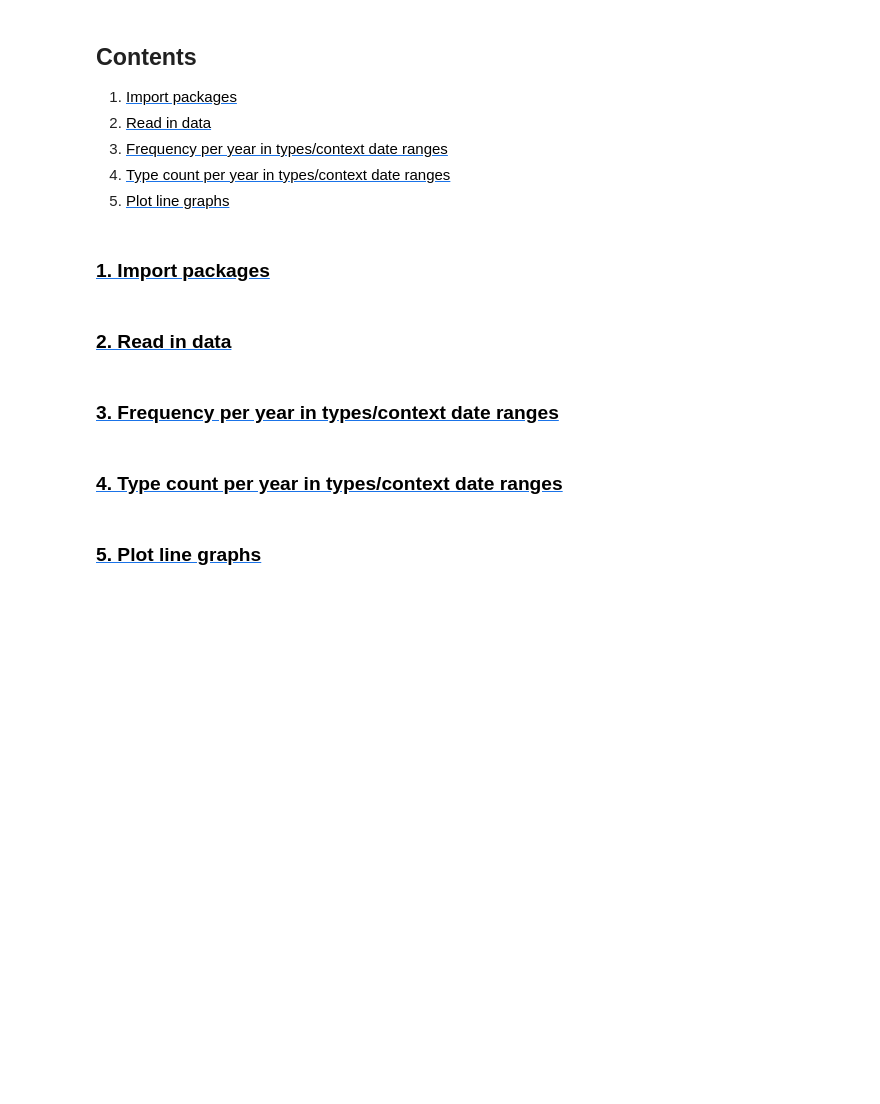
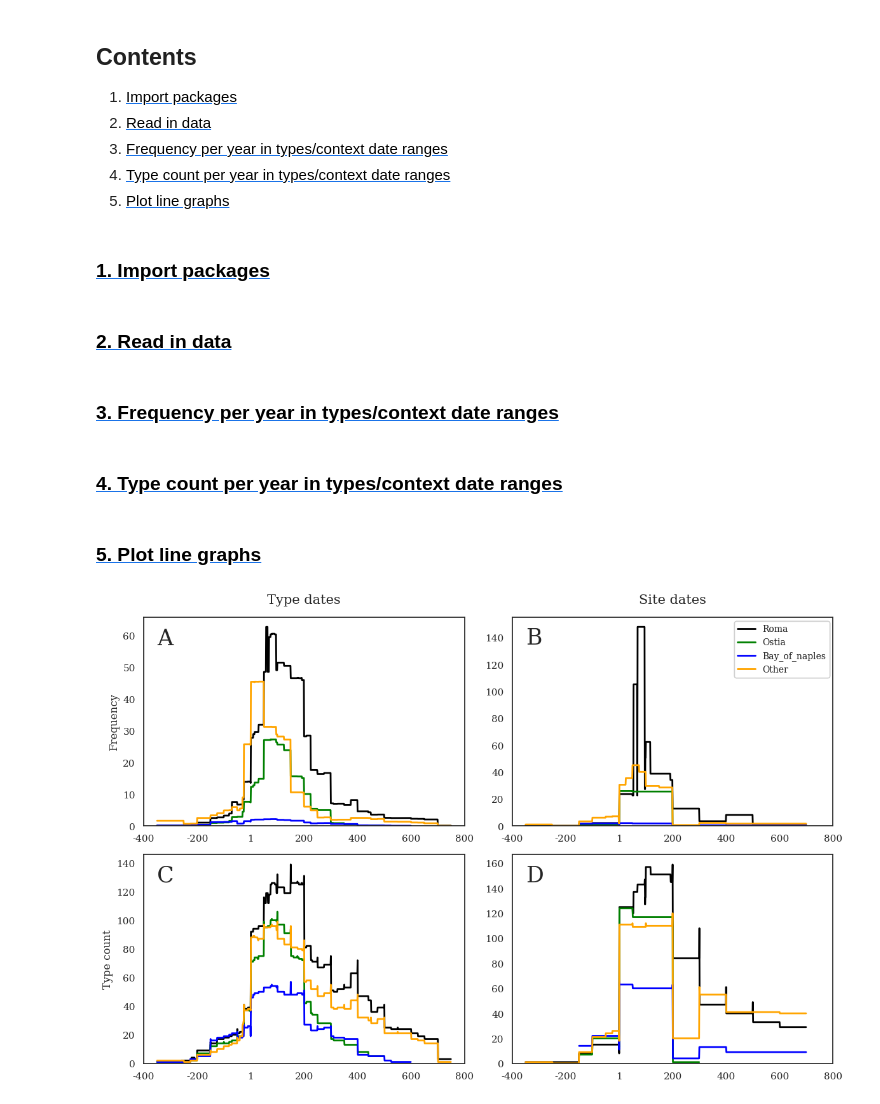
Before and after one commit to Tom-Brughmans/Sonata, a Jupyter notebook: src/application/Figs10a-d.ipynb, the cells around one changed output. Cells and saved outputs as stored; diff of their text form; code cells hidden in the pictures; blank space fills up the shorter version.

```diff
--- a/src/application/Figs10a-d.ipynb
+++ b/src/application/Figs10a-d.ipynb
@@ -24,7 +24,7 @@ from plot import plot_graph
 # %%
 data = pd.read_csv("../../data/Sonata_data_site_contents.csv")
 
-sites = ["roma", "ostia", "bay_of_naples"]
+sites = ["roma", "ostia", "bay_of_naples", "other"]
 bay_of_naples = ["villa arianna, stabiae", "villa san marco, stabiae",  "cuma, tete de cire, phase 2.", "cuma, tete de cire, phase 4.", "rione terra, puteoli",  "casa di ariadna, pompeii", "cratere senga, puteoli"]
 
 start_dates = ["Amphora_type_lower_date", "Lower_context_date"]
@@ -44,6 +44,8 @@ for site in sites:
     for start, end in zip(start_dates, end_dates):
         if site == "bay_of_naples":
             df = data[data["site"].isin(bay_of_naples)]
+        elif site == "other":
+            df = data[(data["Grouped_sites"] !="roma") & (data["Grouped_sites"] !="ostia") & (~data["site"].isin(bay_of_naples))]
         else:
             df = data[data["Grouped_sites"] == site]
 
@@ -80,6 +82,8 @@ for site in sites:
     for start, end in zip(start_dates, end_dates):
         if site == "bay_of_naples":
             df = data[data["site"].isin(bay_of_naples)]
+        elif site == "other":
+            df = data[(data["Grouped_sites"] !="roma") & (data["Grouped_sites"] !="ostia") & (~data["site"].isin(bay_of_naples))]
         else:
             df = data[data["Grouped_sites"] == site]
 
@@ -113,31 +117,33 @@ axs[0, 1].set_xlim([-400, 800])
 axs[1, 0].set_xlim([-400, 800])
 axs[1, 1].set_xlim([-400, 800])
 
 for ax, df in zip(axs.ravel(), list_of_dfs):
     plot_graph(dicts_of_df = df,
-               palette=["black", "green", "blue"],
+               palette=["black", "green", "blue", "orange"],
                ax = ax,
                linewidth = 2)
 
     ax.set_ylim(0, None)
     ax.yaxis.set_major_formatter(FormatStrFormatter("%.0f"))
     ax.set_xlabel(None)
     ax.get_legend().remove()
     ax.set_ylabel(None)
     ax.set_xticklabels([int(i) if i != 0 else 1 for i in ax.get_xticks()])
     handles, labels = ax.get_legend_handles_labels()
     fig.legend(handles, labels, bbox_to_anchor=(0.974, 0.935), fontsize = 10)
 
 axs[0,0].set_ylabel("Frequency")
 axs[1,0].set_ylabel("Type count")
 
 axs[0, 0].set_title(label = "Type dates", size=15, y=1.04)
 axs[0, 1].set_title(label = "Site dates", size=15, y=1.04)
 
 axs[0, 0].text(-350, 57, "A", fontsize = 25)
 axs[0, 1].text(-350, 135, "B", fontsize = 25)
 axs[1, 0].text(-350, 127, "C", fontsize = 25)
 axs[1, 1].text(-350, 145, "D", fontsize = 25)
 
 plt.tight_layout()
 plt.savefig("../../figs/Fig10a-d.png", bbox_inches="tight")
+# %% [output]
+[figure, added]
```
Also changed, not shown: 9 other files.
